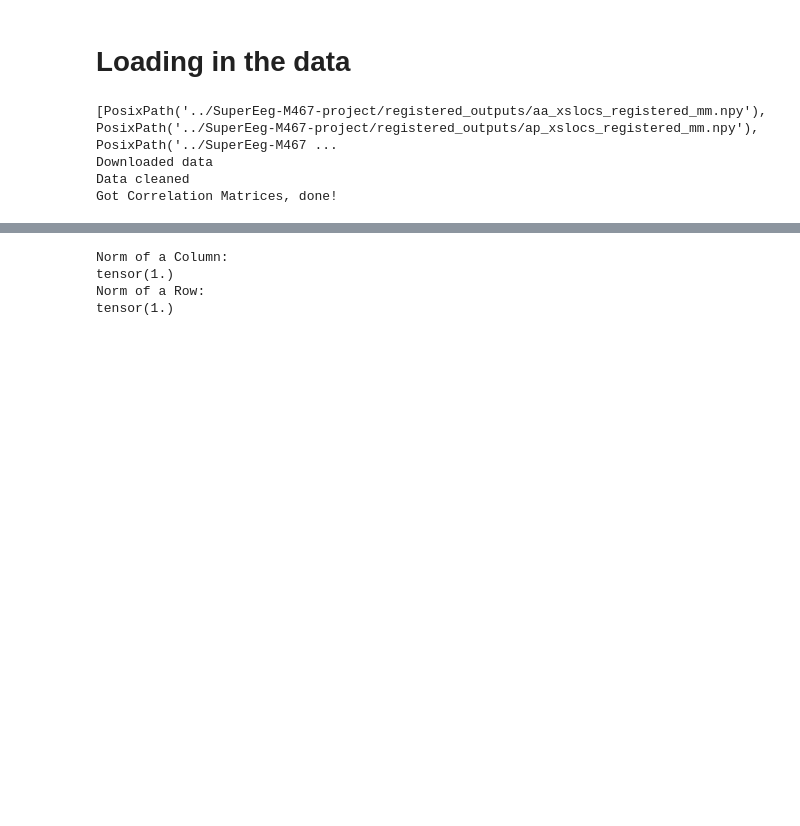
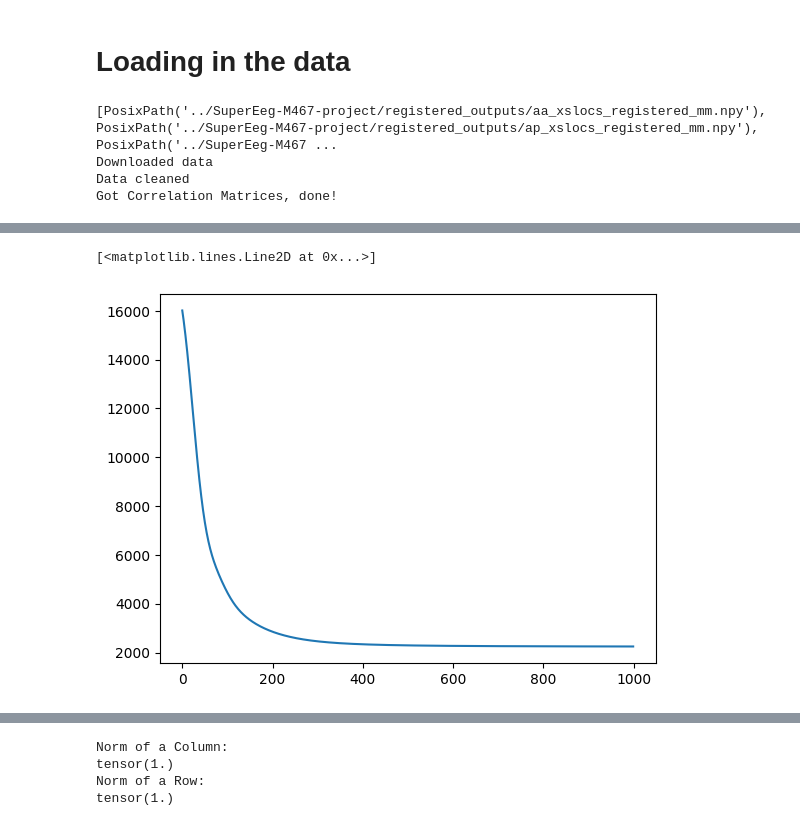
Before and after one commit to NoahWanless/SuperEeg-M467-project, a Jupyter notebook: test_new_u_method.ipynb, the cells around one changed output, grey strips where cells are left out. Saved outputs shown, nothing was run; the diff lists cells and outputs as text; code cells hidden in the pictures; blank space fills up the shorter version.

```diff
--- a/test_new_u_method.ipynb
+++ b/test_new_u_method.ipynb
@@ -30,0 +45,5 @@ Got Correlation Matrices, done!
+# %%
+plt.plot(loss)
+# %% [output]
+[<matplotlib.lines.Line2D at 0x...>]
+[figure, added]
```
Also changed, not shown: parts of 5 cells of this notebook, 1 other file.
